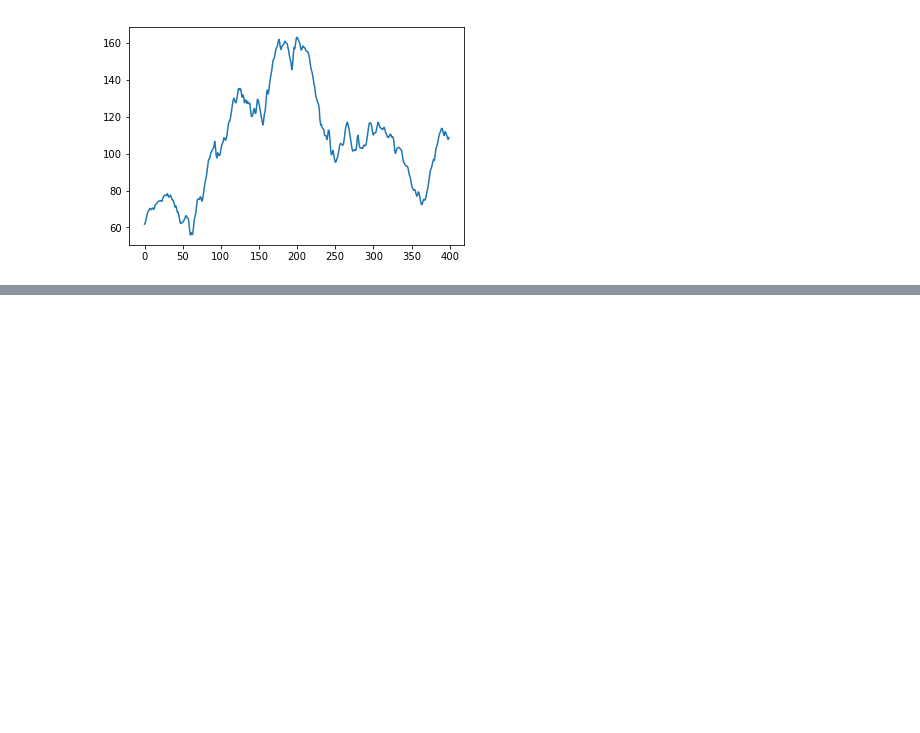
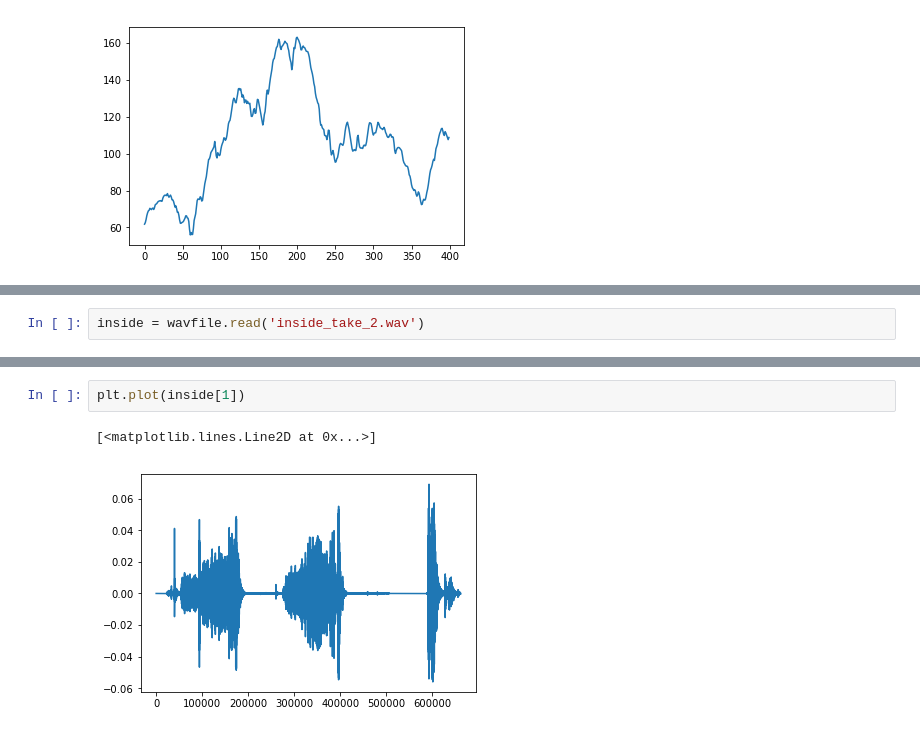
Before and after one commit to barkermrl/AudioModem, a Jupyter notebook: Estimation/Chirp CE.ipynb, the cells around one changed output, grey strips where cells are left out. Saved outputs shown, nothing was run; the diff lists cells and outputs as text; blank space fills up the shorter version.

```diff
--- a/Estimation/Chirp CE.ipynb
+++ b/Estimation/Chirp CE.ipynb
@@ -131,0 +136,2 @@ plt.plot(smoothed[imax-200:imax+200])
+# %%
+inside = wavfile.read('inside_take_2.wav')
@@ -131,0 +160,5 @@ plt.plot(smoothed[imax-200:imax+200])
+# %%
+plt.plot(inside[1])
+# %% [output]
+[<matplotlib.lines.Line2D at 0x...>]
+[figure, added]
```
Also changed, not shown: parts of 9 cells of this notebook.
